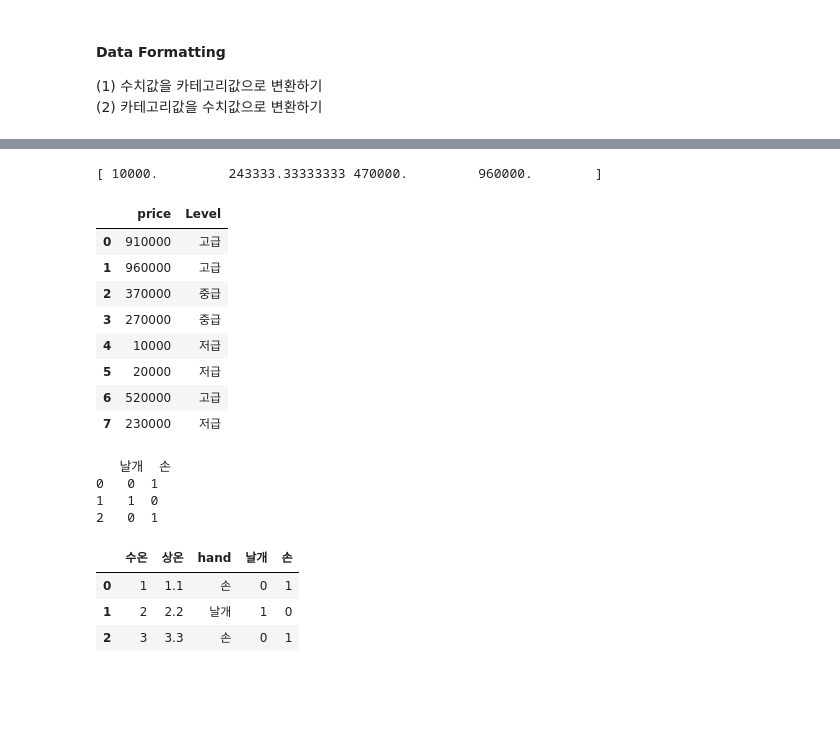
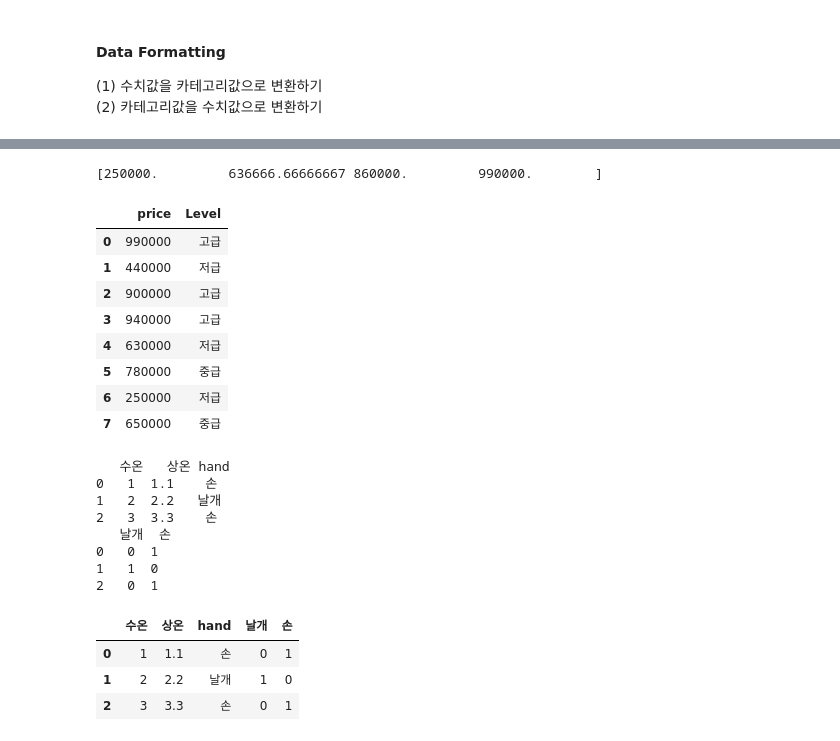
Before and after one commit to da-in/data-analysis-visualization, a Jupyter notebook: Analysis & Visualization/preprocessing.ipynb, the cells around one changed output, grey strips where cells are left out. Drawn from its saved outputs; the diff is of its cells as text; code cells hidden in the pictures; blank space fills up the shorter version.

```diff
--- a/Analysis & Visualization/preprocessing.ipynb
+++ b/Analysis & Visualization/preprocessing.ipynb
@@ -160,34 +161,38 @@ cars
 # %%
 import numpy as np
 import pandas as pd
 price = np.random.randint(100, size=8)*10000
 cars = pd.DataFrame(price, columns=['price'])
 
 group_names = ['저급', '중급', '고급']
-cars['Level'], mybin = pd.cut(cars['price'], 3, labels=group_names, retbins=True)
-# cars['Level'], mybin = pd.qcut(cars['price'], 3, labels=group_names, retbins=True)
+# cars['Level'], mybin = pd.cut(cars['price'], 3, labels=group_names, retbins=True)
+cars['Level'], mybin = pd.qcut(cars['price'], 3, labels=group_names, retbins=True)
 print(mybin)
 cars
 # %% [output]
-[ 10000.         243333.33333333 470000.         960000.        ]
+[250000.         636666.66666667 860000.         990000.        ]
 |  | price | Level |
-| 0 | 910000 | 고급 |
-| 1 | 960000 | 고급 |
-| 2 | 370000 | 중급 |
-| 3 | 270000 | 중급 |
-| 4 | 10000 | 저급 |
-| 5 | 20000 | 저급 |
-| 6 | 520000 | 고급 |
-| 7 | 230000 | 저급 |
+| 0 | 990000 | 고급 |
+| 1 | 440000 | 저급 |
+| 2 | 900000 | 고급 |
+| 3 | 940000 | 고급 |
+| 4 | 630000 | 저급 |
+| 5 | 780000 | 중급 |
+| 6 | 250000 | 저급 |
+| 7 | 650000 | 중급 |
 # %%
 # 카테고리값을 수치값으로 변환하기
 import pandas as pd
 import numpy as np
 ary = [[1, 1.1, '손'], [2, 2.2, '날개'], [3, 3.3, '손']]
 data = pd.DataFrame(ary, columns=['수온', '상온', 'hand'])
-# print(data)
+print(data)
 print(pd.get_dummies(data['hand']))
 # %% [output]
+   수온   상온 hand
+0   1  1.1    손
+1   2  2.2   날개
+2   3  3.3    손
    날개  손
 0   0  1
 1   1  0
```
Also changed, not shown: parts of 7 cells of this notebook.
